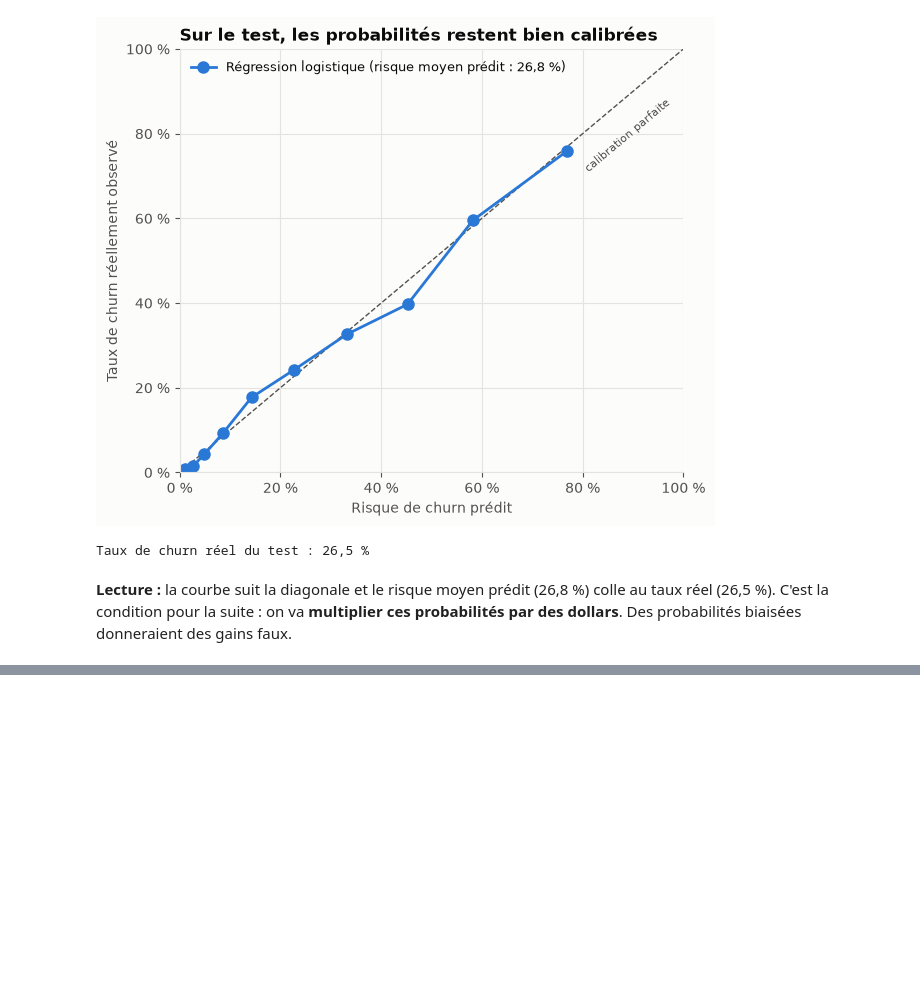
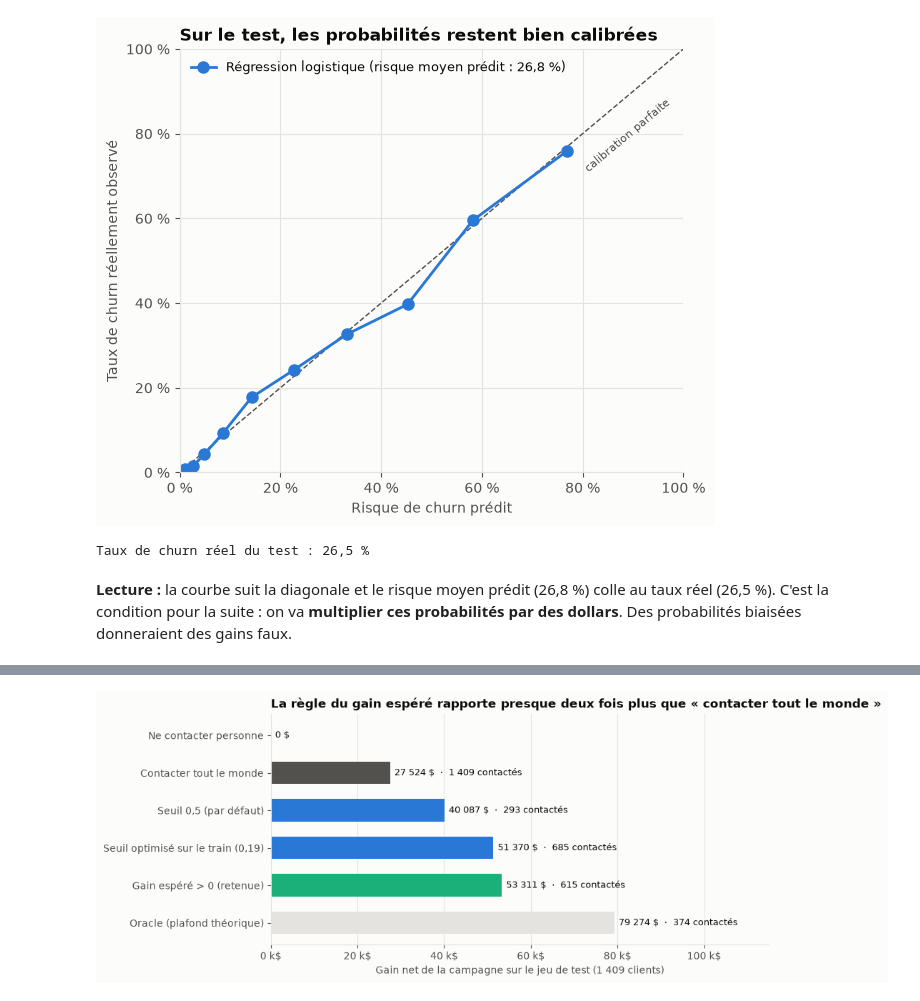
Before and after one commit to cheikhahmedtidiane/projet_churn_clients, a Jupyter notebook: notebooks/06_evaluation_business.ipynb, the cells around one changed output, grey strips where cells are left out. Saved outputs shown, nothing was run; the diff lists cells and outputs as text; code cells hidden in the pictures; blank space fills up the shorter version.

```diff
--- a/notebooks/06_evaluation_business.ipynb
+++ b/notebooks/06_evaluation_business.ipynb
@@ -115,0 +210,17 @@ Taux de churn réel du test : 26,5 %
+# %%
+y_np = y_test.to_numpy()
+strategies = {
+    "Ne contacter personne": np.zeros(len(y_np), dtype=bool),
+    "Contacter tout le monde": np.ones(len(y_np), dtype=bool),
+    "Seuil 0,5 (par défaut)": proba_test >= 0.5,
+    f"Seuil optimisé sur le train ({dec(best_s, 2)})": proba_test >= best_s,
+    "Gain espéré > 0 (retenue)": targeted,
+    "Oracle (plafond théorique)": y_np == 1,
+}
+results = pd.DataFrame({k: campaign_gain(y_test, t, mc_test) for k, t in strategies.items()}).T
+oracle_gain = results.loc["Oracle (plafond théorique)", "net_gain"]
+results["part du plafond"] = results["net_gain"] / oracle_gain
+results[["n_targeted", "true_positives", "false_positives", "precision", "recall", "cost", "net_gain",
+         "part du plafond"]].style.format(
+    {"n_targeted": "{:.0f}", "true_positives": "{:.0f}", "false_positives": "{:.0f}", "precision": "{:.1%}",
+     "recall": "{:.1%}", "cost": "{:,.0f} $", "net_gain": "{:,.0f} $", "part du plafond": "{:.0%}"}, na_rep="—")
@@ -115,0 +235,18 @@ Taux de churn réel du test : 26,5 %
+# %%
+r = results.iloc[::-1]
+fig, ax = plt.subplots(figsize=(9, 4.2))
+colors = [GRID if "Oracle" in n else AQUA if "retenue" in n else BLUE if "Seuil" in n else TEXT_SECONDARY
+          for n in r.index]
+ax.barh(r.index, r["net_gain"] / 1e3, color=colors, height=0.6)
+for i, (name, row) in enumerate(r.iterrows()):
+    txt = usd(row["net_gain"]) + (f"  ·  {fmt_int(row['n_targeted'])} contactés" if row["n_targeted"] else "")
+    ax.text(row["net_gain"] / 1e3 + 1, i, txt, va="center", fontsize=9, color=TEXT)
+ax.set_xlim(0, oracle_gain / 1e3 * 1.45)
+ax.xaxis.set_major_formatter(lambda v, _: f"{v:.0f} k$")
+ax.grid(axis="y", visible=False)
+ax.set_xlabel(f"Gain net de la campagne sur le jeu de test ({fmt_int(len(y_np))} clients)")
+ax.set_title("La règle du gain espéré rapporte presque deux fois plus que « contacter tout le monde »")
+save_fig(fig, "06_strategies.png")
+plt.show()
+# %% [output]
+[figure, added]
```
Also changed, not shown: parts of 12 cells of this notebook, 3 other files.
